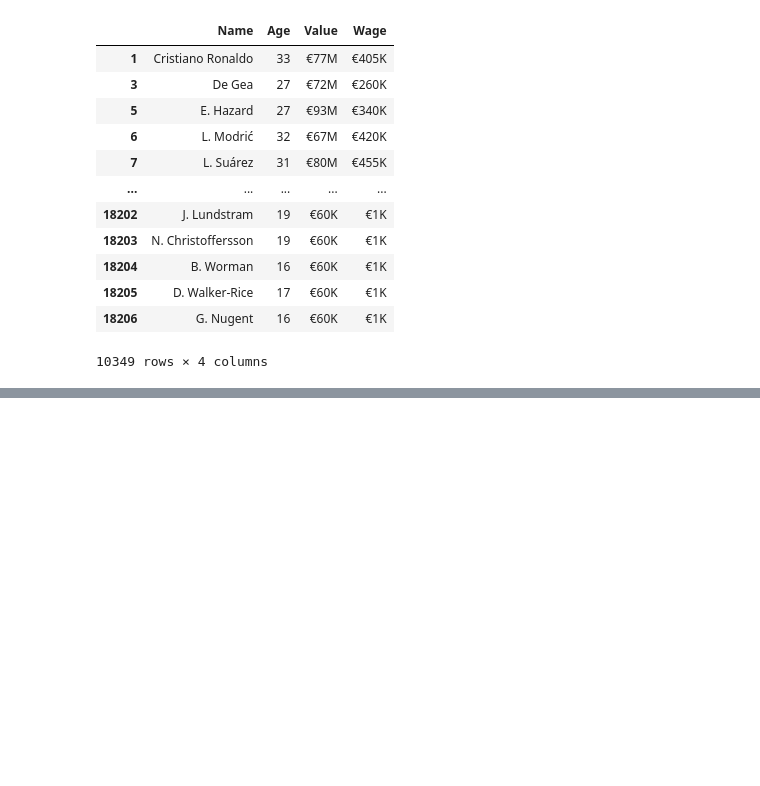
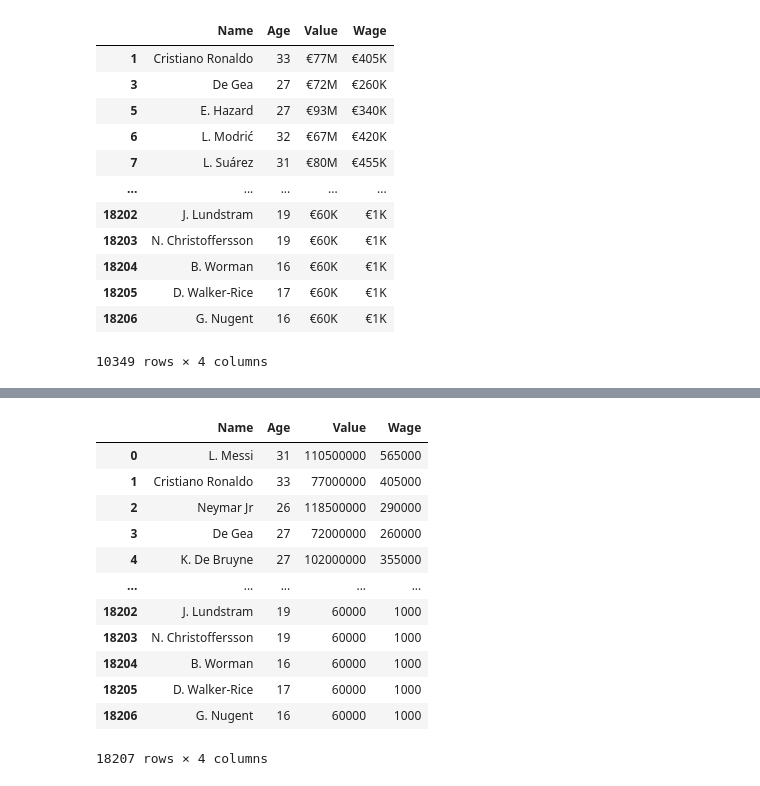
Before and after one commit to TR-1000/Machine-Learning-and-Data-Science, a Jupyter notebook: fifa_19/soccer.ipynb, the cells around one changed output, grey strips where cells are left out. Drawn from its saved outputs; the diff is of its cells as text; code cells hidden in the pictures; blank space fills up the shorter version.

```diff
--- a/fifa_19/soccer.ipynb
+++ b/fifa_19/soccer.ipynb
@@ -126,2 +118,0 @@ value_df["Value"] = value_df["Value"].str.replace('€','').str.replace('K','000
-# %%
-value_df["Value"] = value_df["Value"]
@@ -149 +134,37 @@ value_df
 18207 rows × 4 columns
+# %%
+def make_int(s):
+    # remove '€'
+    s = s.replace("€","")
+
+
+    # if found, remove '.' and "M" or remove "M"or"K"
+    if "." in s and "M" in s:
+        s = s.replace(".","").replace("M","00000")
+
+    else:
+        s = s.replace("M","000000").replace("K","000")
+
+
+    #return value in interger form
+    return s
+# %%
+value_df["Value"] = value_df["Value"].apply(make_int)
+# %%
+value_df["Wage"] = value_df["Wage"].apply(make_int)
+# %%
+value_df
+# %% [output]
+|  | Name | Age | Value | Wage |
+| 0 | L. Messi | 31 | 110500000 | 565000 |
+| 1 | Cristiano Ronaldo | 33 | 77000000 | 405000 |
+| 2 | Neymar Jr | 26 | 118500000 | 290000 |
+| 3 | De Gea | 27 | 72000000 | 260000 |
+| 4 | K. De Bruyne | 27 | 102000000 | 355000 |
+| ... | ... | ... | ... | ... |
+| 18202 | J. Lundstram | 19 | 60000 | 1000 |
+| 18203 | N. Christoffersson | 19 | 60000 | 1000 |
+| 18204 | B. Worman | 16 | 60000 | 1000 |
+| 18205 | D. Walker-Rice | 17 | 60000 | 1000 |
+| 18206 | G. Nugent | 16 | 60000 | 1000 |
+18207 rows × 4 columns
```
Also changed, not shown: parts of 4 cells of this notebook.
